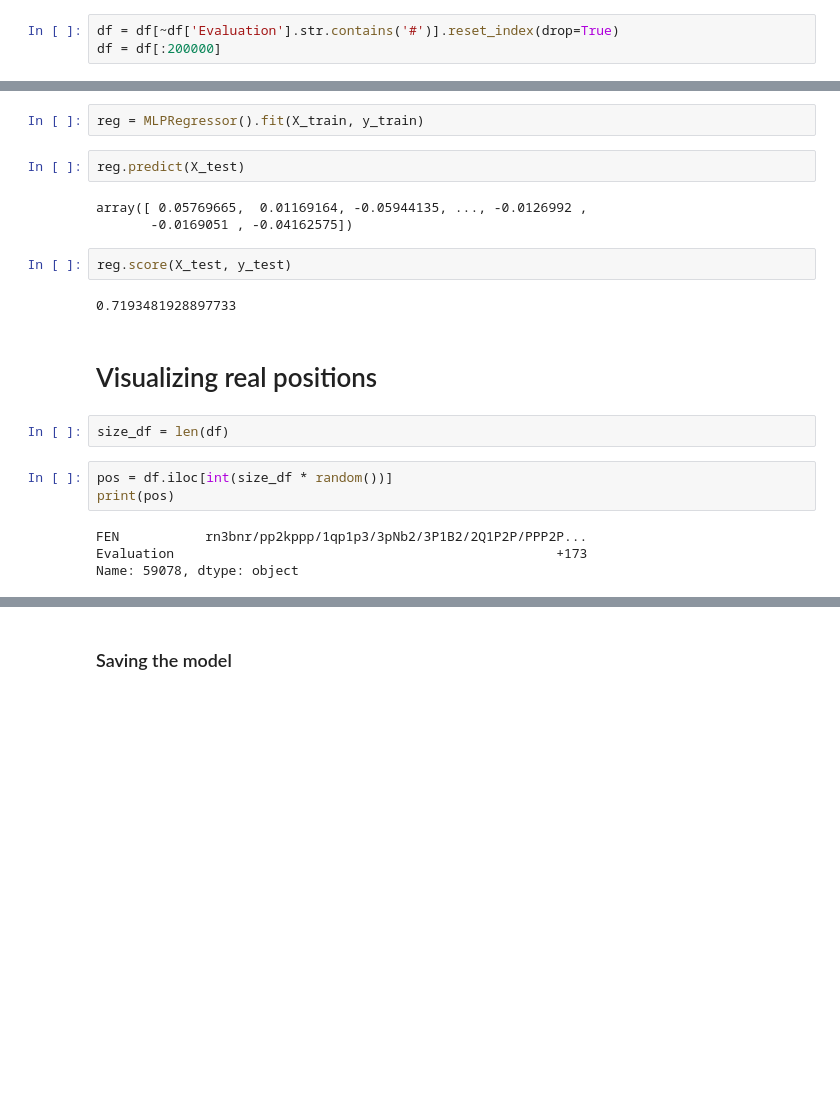
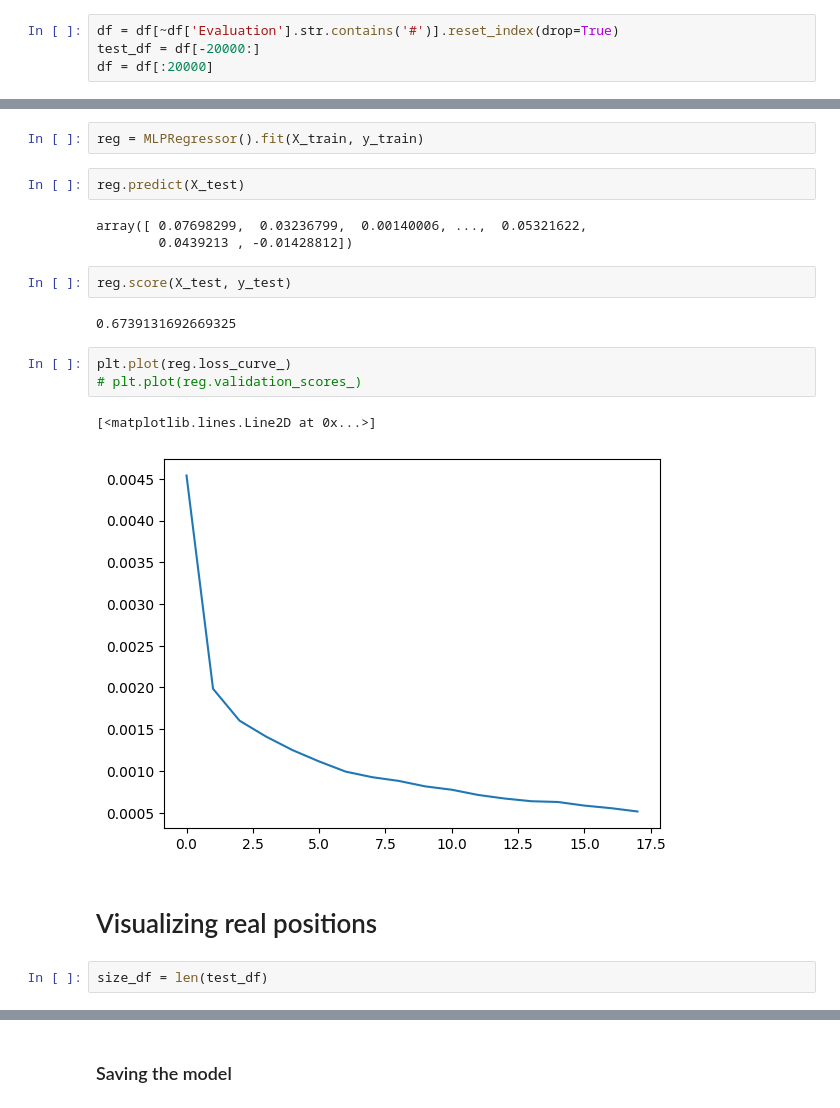
Before and after one commit to icmc-data/Pyrarucu, a Jupyter notebook: notebooks/01_training.ipynb, the cells around one changed output, grey strips where cells are left out. Saved outputs shown, nothing was run; the diff lists cells and outputs as text; blank space fills up the shorter version.

```diff
--- a/notebooks/01_training.ipynb
+++ b/notebooks/01_training.ipynb
@@ -117,7 +101,8 @@ This dataset contains chess positions in the FEN format.
 We shall convert the FEN to our Bitboards encoding and train the network to output the evaluation
 # %%
 df = df[~df['Evaluation'].str.contains('#')].reset_index(drop=True)
-df = df[:200000]
+test_df = df[-20000:]
+df = df[:20000]
 # %%
 X = df['FEN'].apply(fen_to_bit_array).to_list()
 y = df['Evaluation']
@@ -149,21 +134,20 @@ reg = MLPRegressor().fit(X_train, y_train)
 # %%
 reg.predict(X_test)
 # %% [output]
-array([ 0.05769665,  0.01169164, -0.05944135, ..., -0.0126992 ,
-       -0.0169051 , -0.04162575])
+array([ 0.07698299,  0.03236799,  0.00140006, ...,  0.05321622,
+        0.0439213 , -0.01428812])
 # %%
 reg.score(X_test, y_test)
 # %% [output]
-0.7193481928897733
+0.6739131692669325
+# %%
+plt.plot(reg.loss_curve_)
+# plt.plot(reg.validation_scores_)
+# %% [output]
+[<matplotlib.lines.Line2D at 0x...>]
+[figure, added]
 # %% [markdown]
 # Visualizing real positions
 # %%
-size_df = len(df)
+size_df = len(test_df)
-# %%
-pos = df.iloc[int(size_df * random())]
-print(pos)
-# %% [output]
-FEN           rn3bnr/pp2kppp/1qp1p3/3pNb2/3P1B2/2Q1P2P/PPP2P...
-Evaluation                                                 +173
-Name: 59078, dtype: object
 # %%
```
Also changed, not shown: parts of 21 cells of this notebook, 20 other files.
